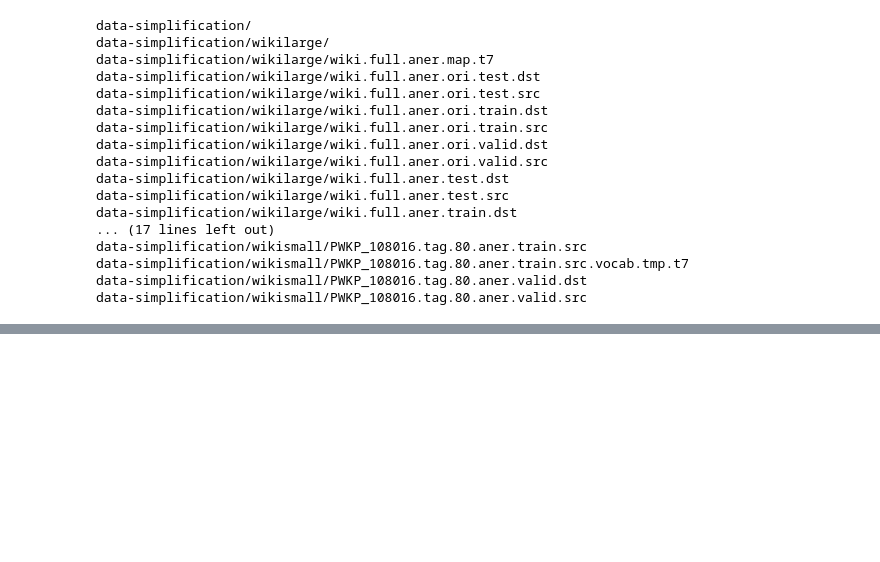
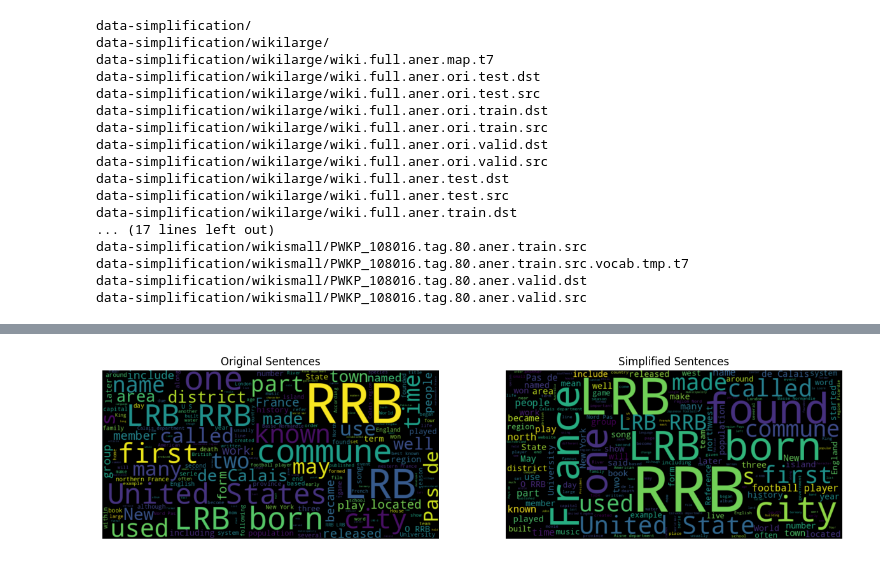
Before and after one commit to Ananyas-7/ai-dyslexia-tool, a Jupyter notebook: notebooks/data_insights.ipynb, the cells around one changed output, grey strips where cells are left out. Saved outputs shown, nothing was run; the diff lists cells and outputs as text; code cells hidden in the pictures; blank space fills up the shorter version.

```diff
--- a/notebooks/data_insights.ipynb
+++ b/notebooks/data_insights.ipynb
@@ -61,0 +133,9 @@ data-simplification/wikismall/PWKP_108016.tag.80.aner.valid.src
+# %%
+from collections import Counter
+# Flatten word lists
+orig_words = " ".join(df_train["original"]).split()
+simp_words = " ".join(df_train["simplified"]).split()
+print("Unique Original Words:", len(set(orig_words)))
+print("Unique Simplified Words:", len(set(simp_words)))
+# Top 20 most common words
+Counter(simp_words).most_common(20)
@@ -61,0 +165,16 @@ data-simplification/wikismall/PWKP_108016.tag.80.aner.valid.src
+# %%
+!pip install wordcloud
+from wordcloud import WordCloud
+wc_orig = WordCloud(width=800, height=400).generate(" ".join(orig_words))
+wc_simp = WordCloud(width=800, height=400).generate(" ".join(simp_words))
+plt.figure(figsize=(15,7))
+plt.subplot(1,2,1)
+plt.imshow(wc_orig, interpolation="bilinear")
+plt.axis("off")
+plt.title("Original Sentences")
+plt.subplot(1,2,2)
+plt.imshow(wc_simp, interpolation="bilinear")
+plt.axis("off")
+plt.title("Simplified Sentences")
+plt.show()
+# %% [output]
@@ -61,0 +193 @@ data-simplification/wikismall/PWKP_108016.tag.80.aner.valid.src
+[figure, added]
```
Also changed, not shown: parts of 8 cells of this notebook.
